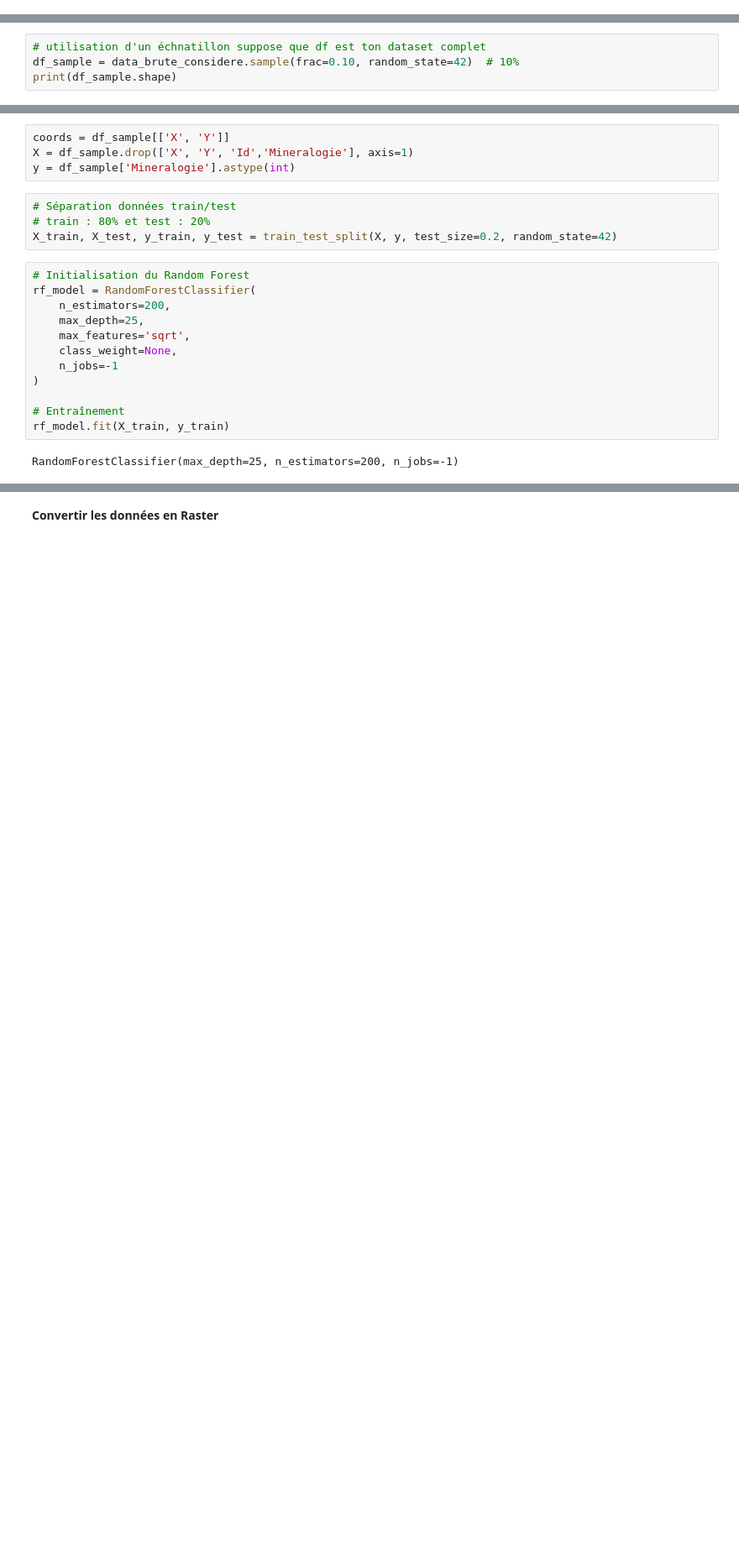
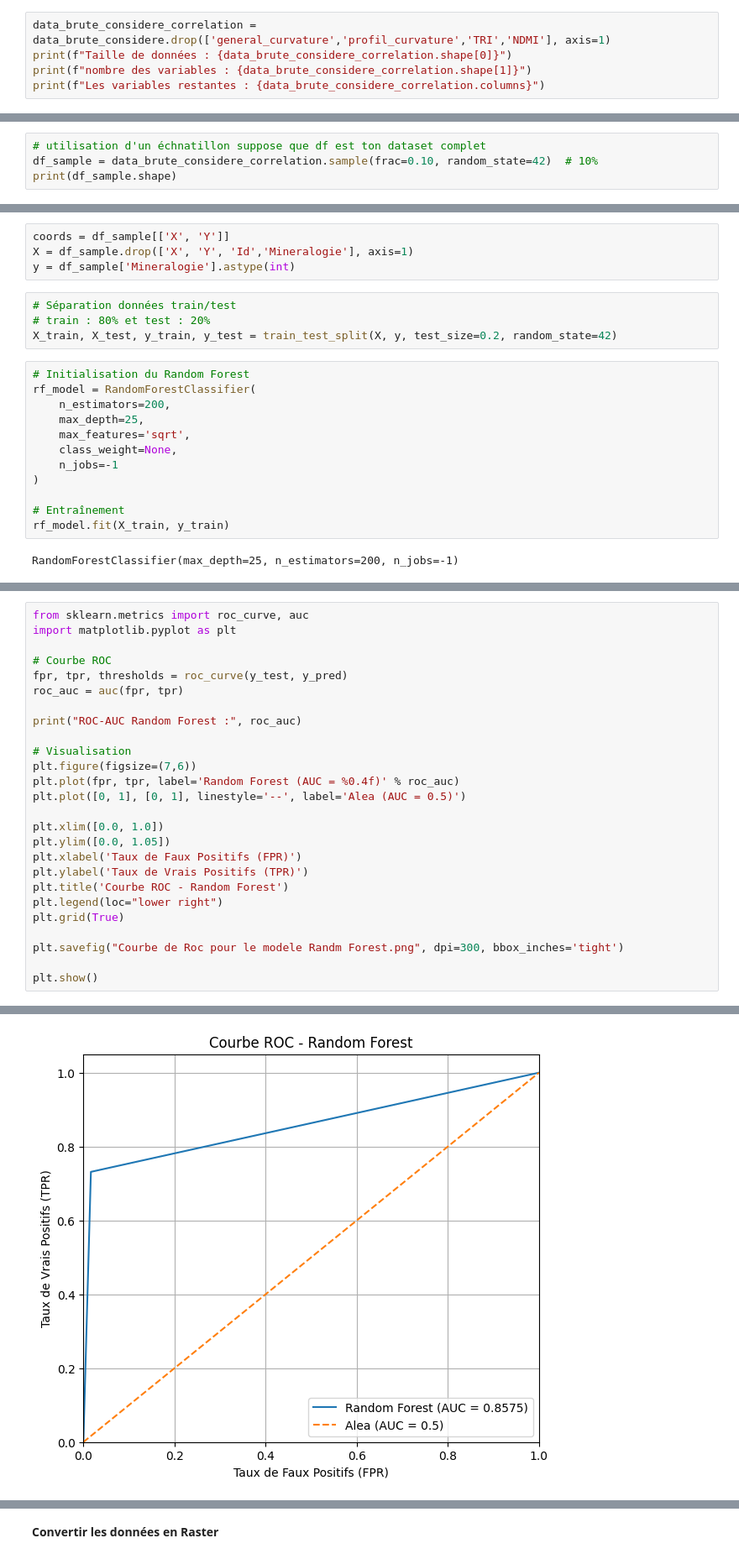
Before and after one commit to Beni25-mak/Travail_memoire_beni_nzimba, a Jupyter notebook: Analysis_01122025_ok.ipynb, the cells around one changed output, grey strips where cells are left out. Shown at 84% size. Cells and saved outputs as stored; diff of their text form; blank space fills up the shorter version.

```diff
--- a/Analysis_01122025_ok.ipynb
+++ b/Analysis_01122025_ok.ipynb
@@ -333,0 +351,5 @@ plt.show()
+# %%
+data_brute_considere_correlation = data_brute_considere.drop(['general_curvature','profil_curvature','TRI','NDMI'], axis=1)
+print(f"Taille de données : {data_brute_considere_correlation.shape[0]}")
+print(f"nombre des variables : {data_brute_considere_correlation.shape[1]}")
+print(f"Les variables restantes : {data_brute_considere_correlation.columns}")
@@ -335,6 +364,6 @@ plt.show()
 **1. Random Forest**
 # %%
 # utilisation d'un échnatillon suppose que df est ton dataset complet
-df_sample = data_brute_considere.sample(frac=0.10, random_state=42)  # 10%
+df_sample = data_brute_considere_correlation.sample(frac=0.10, random_state=42)  # 10%
 print(df_sample.shape)
 # %% [output]
@@ -423,0 +445,27 @@ plt.show()
+# %%
+from sklearn.metrics import roc_curve, auc
+import matplotlib.pyplot as plt
+
+# Courbe ROC
+fpr, tpr, thresholds = roc_curve(y_test, y_pred)
+roc_auc = auc(fpr, tpr)
+
+print("ROC-AUC Random Forest :", roc_auc)
+
+# Visualisation
+plt.figure(figsize=(7,6))
+plt.plot(fpr, tpr, label='Random Forest (AUC = %0.4f)' % roc_auc)
+plt.plot([0, 1], [0, 1], linestyle='--', label='Alea (AUC = 0.5)')
+
+plt.xlim([0.0, 1.0])
+plt.ylim([0.0, 1.05])
+plt.xlabel('Taux de Faux Positifs (FPR)')
+plt.ylabel('Taux de Vrais Positifs (TPR)')
+plt.title('Courbe ROC - Random Forest')
+plt.legend(loc="lower right")
+plt.grid(True)
+
+plt.savefig("Courbe de Roc pour le modele Randm Forest.png", dpi=300, bbox_inches='tight')
+
+plt.show()
+# %% [output]
@@ -423,0 +473 @@ plt.show()
+[figure, added]
```
Also changed, not shown: parts of 63 cells of this notebook.
